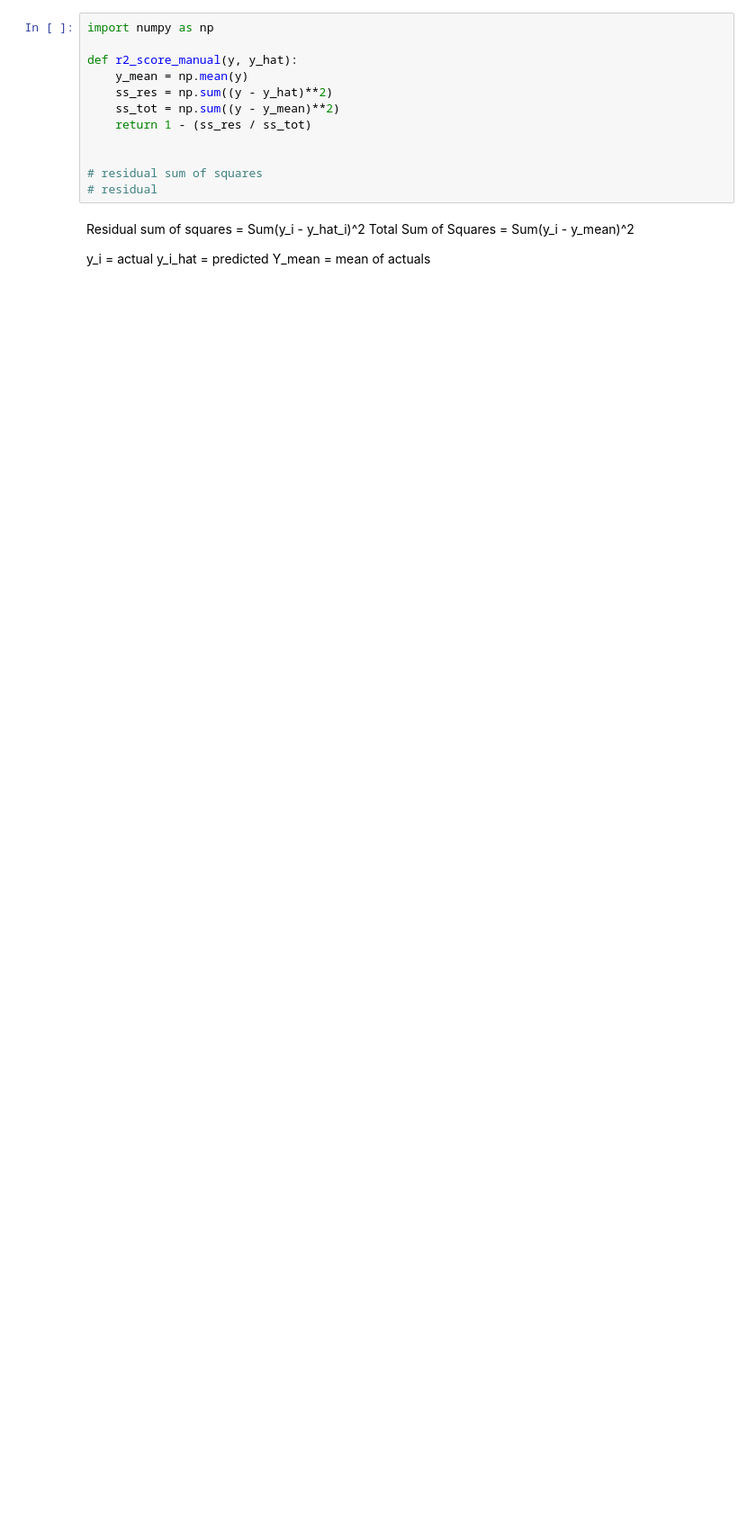
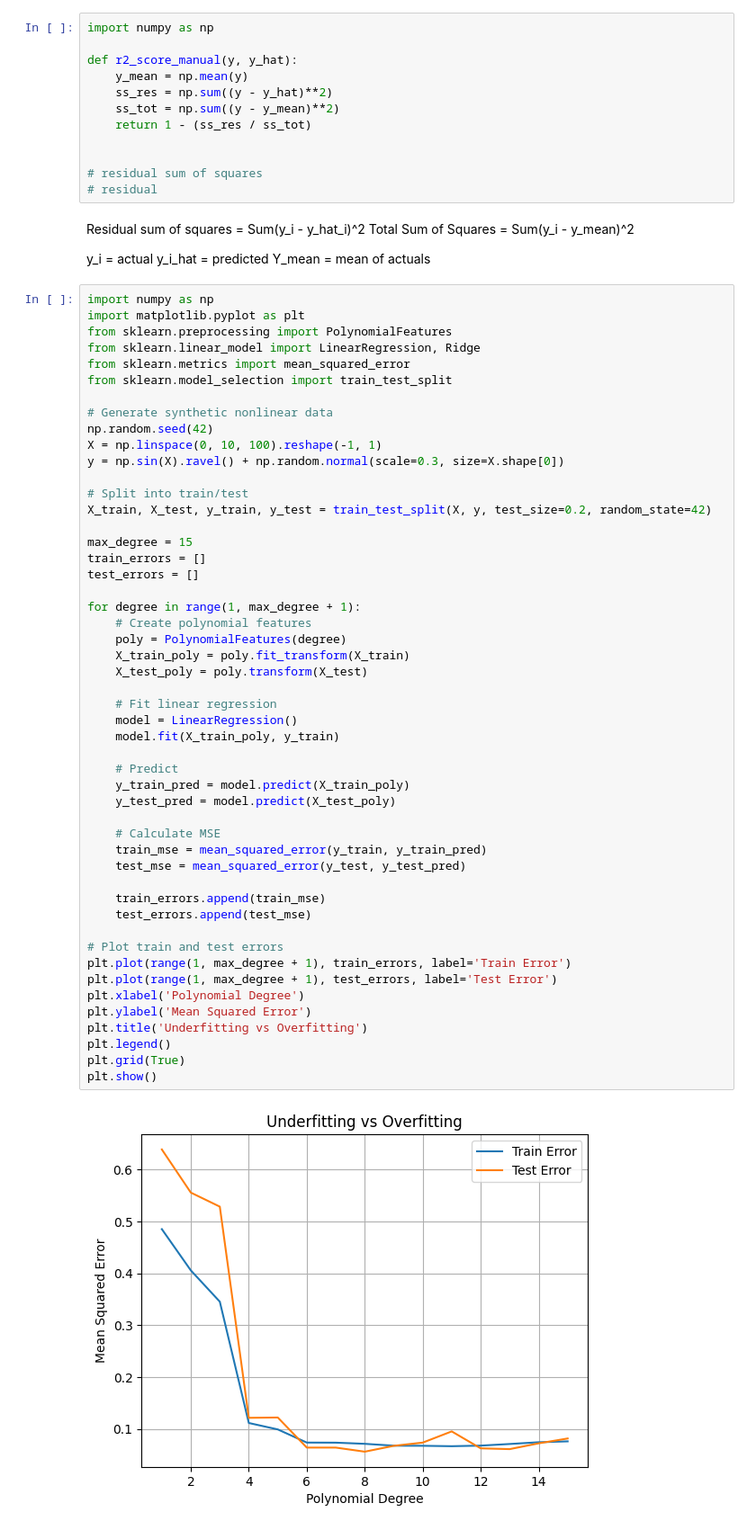
Before and after one commit to SailorJens/ML_Uni_Notebooks, a Jupyter notebook: wines_clean.ipynb, the cells around one changed output. Shown at 90% size. Drawn from its saved outputs; the diff is of its cells as text; blank space fills up the shorter version.

```diff
--- a/wines_clean.ipynb
+++ b/wines_clean.ipynb
@@ -86,3 +86,55 @@ Total Sum of Squares = Sum(y_i - y_mean)^2
 y_i = actual
 y_i_hat = predicted
 Y_mean = mean of actuals
+# %%
+import numpy as np
+import matplotlib.pyplot as plt
+from sklearn.preprocessing import PolynomialFeatures
+from sklearn.linear_model import LinearRegression, Ridge
+from sklearn.metrics import mean_squared_error
+from sklearn.model_selection import train_test_split
+
+# Generate synthetic nonlinear data
+np.random.seed(42)
+X = np.linspace(0, 10, 100).reshape(-1, 1)
+y = np.sin(X).ravel() + np.random.normal(scale=0.3, size=X.shape[0])
+
+# Split into train/test
+X_train, X_test, y_train, y_test = train_test_split(X, y, test_size=0.2, random_state=42)
+
+max_degree = 15
+train_errors = []
+test_errors = []
+
+for degree in range(1, max_degree + 1):
+    # Create polynomial features
+    poly = PolynomialFeatures(degree)
+    X_train_poly = poly.fit_transform(X_train)
+    X_test_poly = poly.transform(X_test)
+
+    # Fit linear regression
+    model = LinearRegression()
+    model.fit(X_train_poly, y_train)
+
+    # Predict
+    y_train_pred = model.predict(X_train_poly)
+    y_test_pred = model.predict(X_test_poly)
+
+    # Calculate MSE
+    train_mse = mean_squared_error(y_train, y_train_pred)
+    test_mse = mean_squared_error(y_test, y_test_pred)
+
+    train_errors.append(train_mse)
+    test_errors.append(test_mse)
+
+# Plot train and test errors
+plt.plot(range(1, max_degree + 1), train_errors, label='Train Error')
+plt.plot(range(1, max_degree + 1), test_errors, label='Test Error')
+plt.xlabel('Polynomial Degree')
+plt.ylabel('Mean Squared Error')
+plt.title('Underfitting vs Overfitting')
+plt.legend()
+plt.grid(True)
+plt.show()
+# %% [output]
+[figure, added]
```
Also changed, not shown: parts of 4 cells of this notebook, 1 other file.
